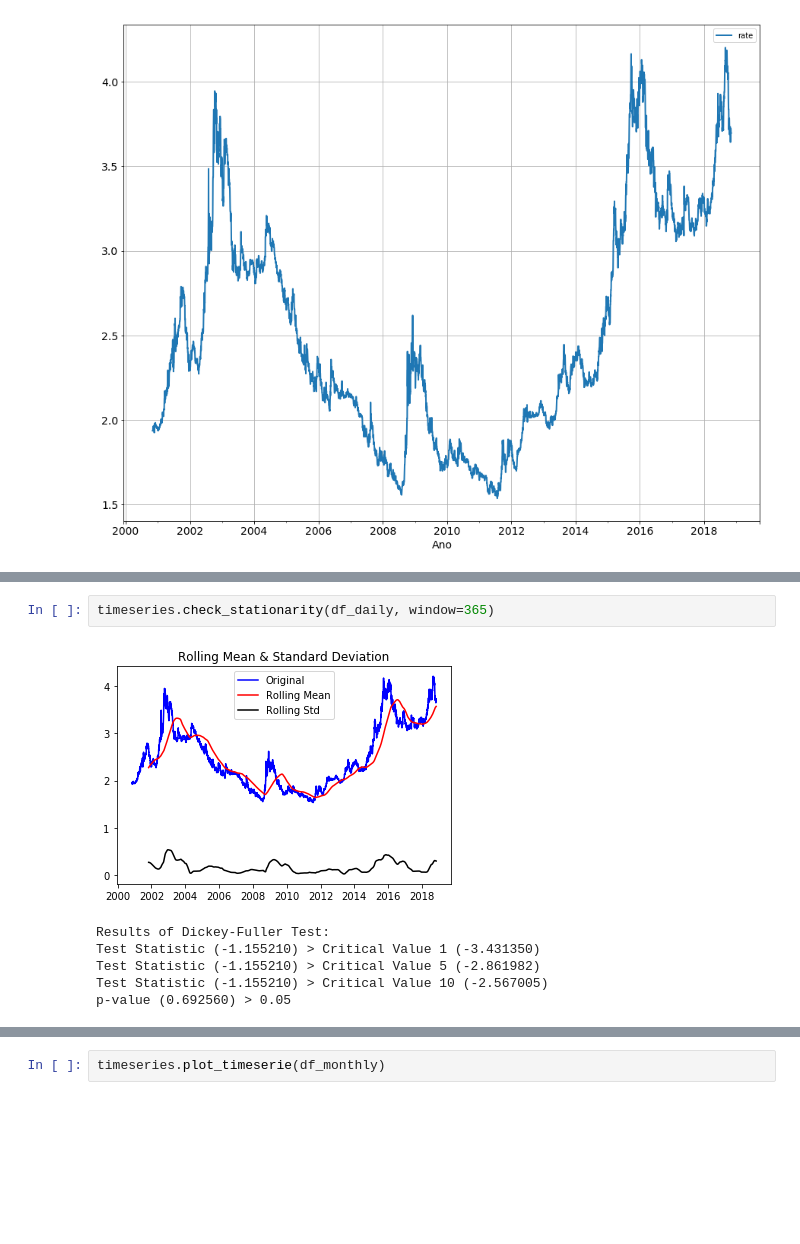
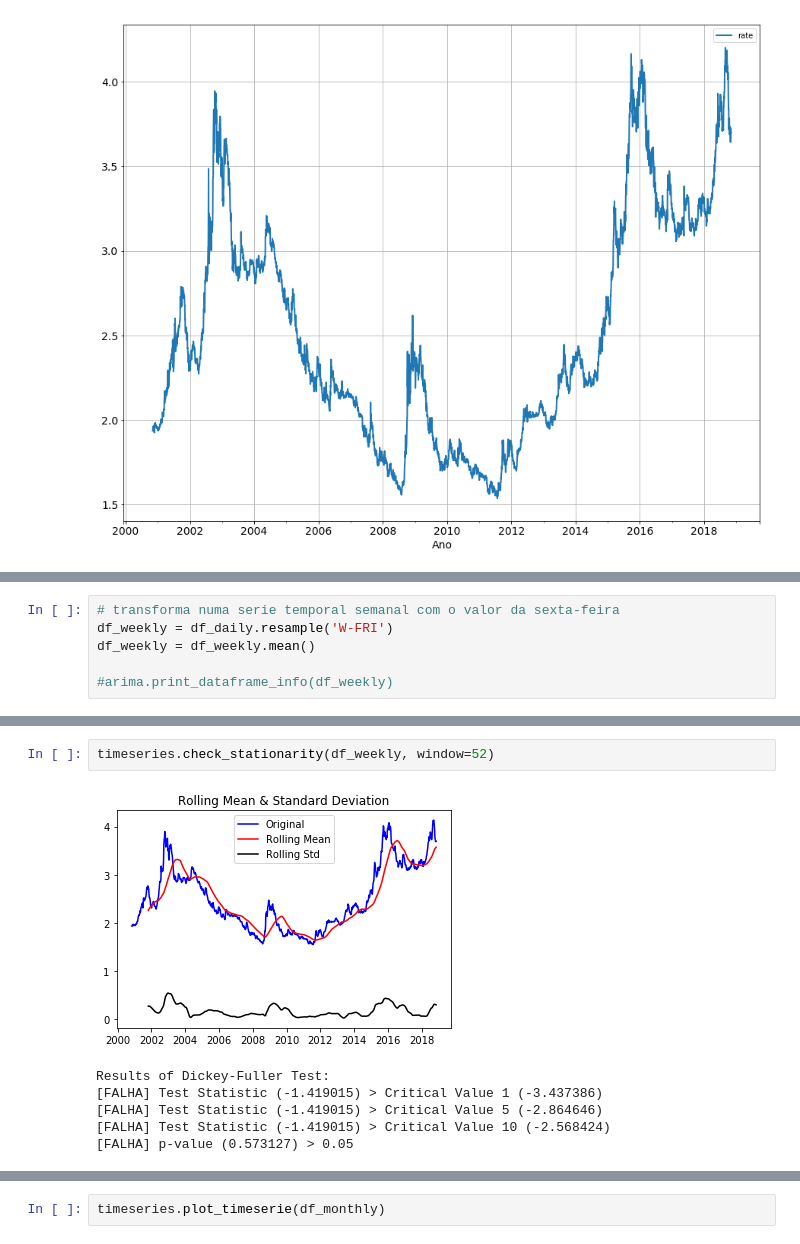
Before and after one commit to jorgealmeidajr/tcc-senai-timeseries, a Jupyter notebook: src/timeseries01-analysis.ipynb, the cells around one changed output, grey strips where cells are left out. Saved outputs shown, nothing was run; the diff lists cells and outputs as text; blank space fills up the shorter version.

Commit message:
Obter ts01 semanal.

```diff
--- a/src/timeseries01-analysis.ipynb
+++ b/src/timeseries01-analysis.ipynb
@@ -151,0 +66,6 @@ timeseries.plot_timeserie(df_daily)
+# %%
+# transforma numa serie temporal semanal com o valor da sexta-feira
+df_weekly = df_daily.resample('W-FRI')
+df_weekly = df_weekly.mean()
+
+#arima.print_dataframe_info(df_weekly)
@@ -152,9 +76,9 @@ timeseries.plot_timeserie(df_daily)
 # %%
-timeseries.check_stationarity(df_daily, window=365)
+timeseries.check_stationarity(df_weekly, window=52)
 # %% [output]
-[figure, old version]
+[figure, new version]
 Results of Dickey-Fuller Test:
-Test Statistic (-1.155210) > Critical Value 1 (-3.431350)
-Test Statistic (-1.155210) > Critical Value 5 (-2.861982)
-Test Statistic (-1.155210) > Critical Value 10 (-2.567005)
-p-value (0.692560) > 0.05
+[FALHA] Test Statistic (-1.419015) > Critical Value 1 (-3.437386)
+[FALHA] Test Statistic (-1.419015) > Critical Value 5 (-2.864646)
+[FALHA] Test Statistic (-1.419015) > Critical Value 10 (-2.568424)
+[FALHA] p-value (0.573127) > 0.05
```
Also changed, not shown: parts of 14 cells of this notebook, 2 other files.
